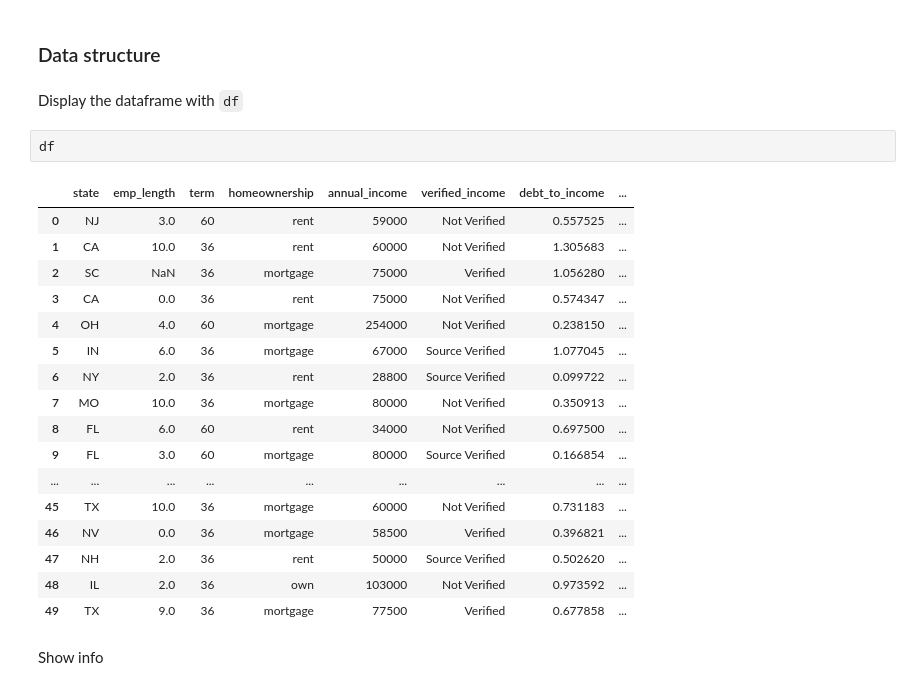
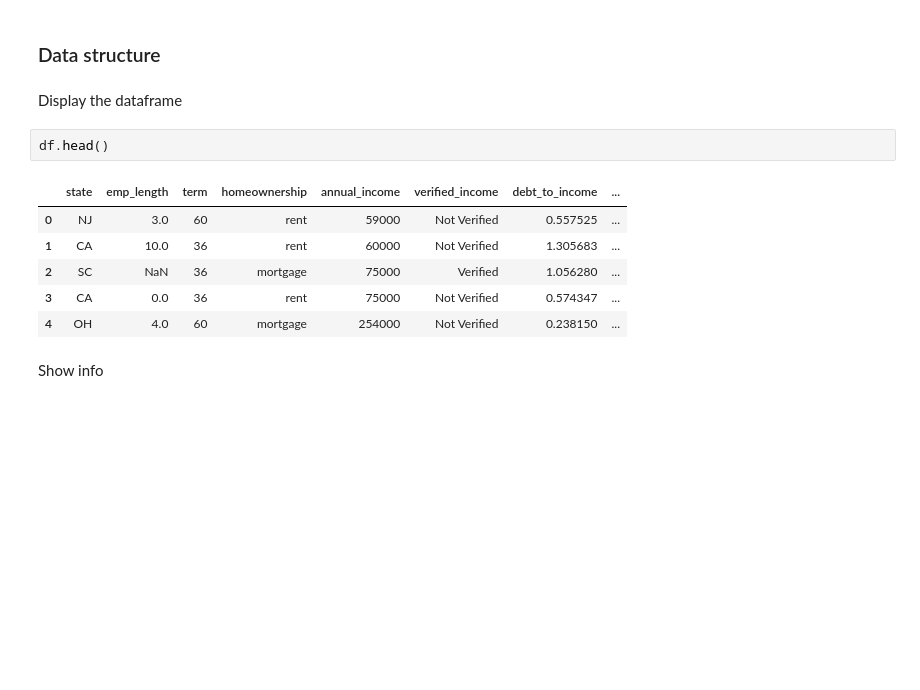
Before and after one commit to kirenz/lab-altair, a Jupyter notebook: ae/04-1-bar-chart-altair.ipynb, the cells around one changed output. Drawn from its saved outputs; the diff is of its cells as text; blank space fills up the shorter version.

```diff
--- a/ae/04-1-bar-chart-altair.ipynb
+++ b/ae/04-1-bar-chart-altair.ipynb
@@ -28,27 +28,16 @@ df = pd.read_csv(ROOT + DATA)
 # %% [markdown]
 ### Data structure
 # %% [markdown]
-Display the dataframe with `df`
+Display the dataframe
 # %%
-df
+df.head()
 # %% [output]
 |  | state | emp_length | term | homeownership | annual_income | verified_income | debt_to_income | ... |
 | 0 | NJ | 3.0 | 60 | rent | 59000 | Not Verified | 0.557525 | ... |
 | 1 | CA | 10.0 | 36 | rent | 60000 | Not Verified | 1.305683 | ... |
 | 2 | SC | NaN | 36 | mortgage | 75000 | Verified | 1.056280 | ... |
 | 3 | CA | 0.0 | 36 | rent | 75000 | Not Verified | 0.574347 | ... |
 | 4 | OH | 4.0 | 60 | mortgage | 254000 | Not Verified | 0.238150 | ... |
-| 5 | IN | 6.0 | 36 | mortgage | 67000 | Source Verified | 1.077045 | ... |
-| 6 | NY | 2.0 | 36 | rent | 28800 | Source Verified | 0.099722 | ... |
-| 7 | MO | 10.0 | 36 | mortgage | 80000 | Not Verified | 0.350913 | ... |
-| 8 | FL | 6.0 | 60 | rent | 34000 | Not Verified | 0.697500 | ... |
-| 9 | FL | 3.0 | 60 | mortgage | 80000 | Source Verified | 0.166854 | ... |
-| ... | ... | ... | ... | ... | ... | ... | ... | ... |
-| 45 | TX | 10.0 | 36 | mortgage | 60000 | Not Verified | 0.731183 | ... |
-| 46 | NV | 0.0 | 36 | mortgage | 58500 | Verified | 0.396821 | ... |
-| 47 | NH | 2.0 | 36 | rent | 50000 | Source Verified | 0.502620 | ... |
-| 48 | IL | 2.0 | 36 | own | 103000 | Not Verified | 0.973592 | ... |
-| 49 | TX | 9.0 | 36 | mortgage | 77500 | Verified | 0.677858 | ... |
 # %% [markdown]
 Show info
 # %%
```
Also changed, not shown: parts of 4 cells of this notebook.
